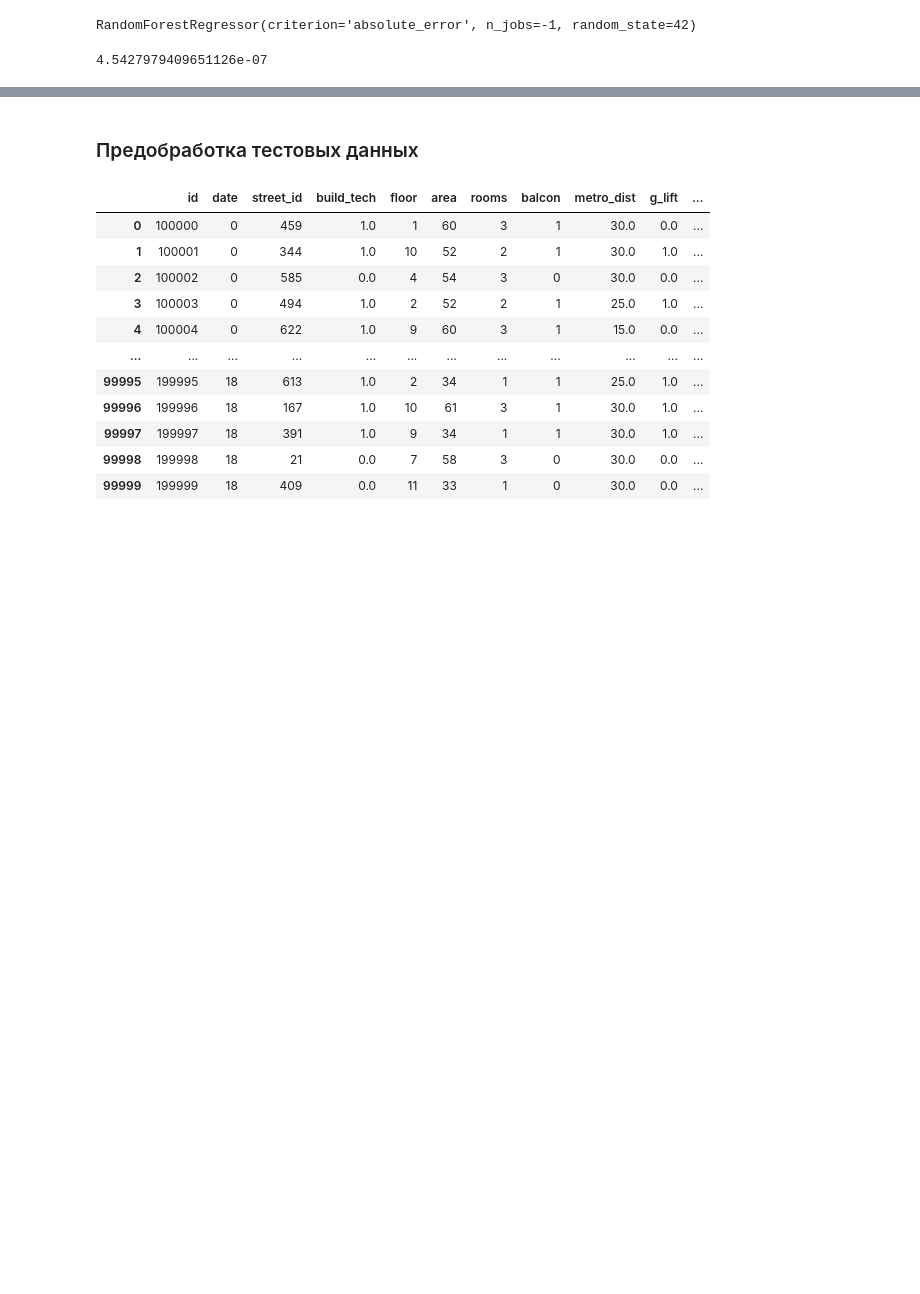
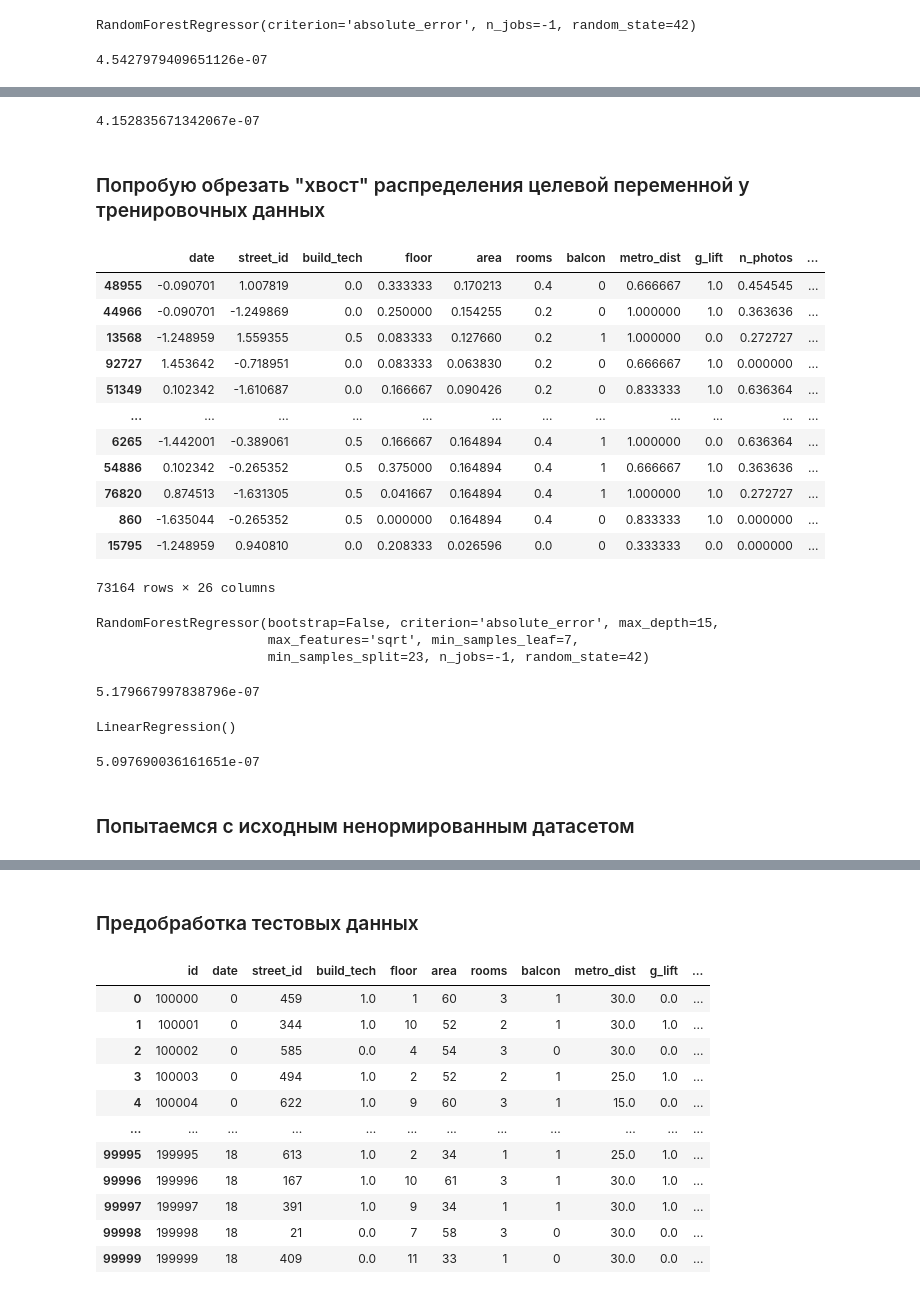
Before and after one commit to Dok-tor/technopark, a Jupyter notebook: ML/DZ5_real_estate/DZ5_real_estate.ipynb, the cells around one changed output, grey strips where cells are left out. Saved outputs shown, nothing was run; the diff lists cells and outputs as text; code cells hidden in the pictures; blank space fills up the shorter version.

```diff
--- a/ML/DZ5_real_estate/DZ5_real_estate.ipynb
+++ b/ML/DZ5_real_estate/DZ5_real_estate.ipynb
@@ -996,0 +1221,59 @@ trees_regressor_score
+# %%
+
+trees_regressor_preds = trees_regressor.predict(components_10_test)
+trees_regressor_MAE = mean_absolute_error(test_df_baseline_scaled['price'], trees_regressor_preds)
+trees_regressor_score = 1.0 / (1. + trees_regressor_MAE)
+trees_regressor_score
+# %% [output]
+4.152835671342067e-07
+# %% [markdown]
+### Попробую обрезать "хвост" распределения целевой переменной у тренировочных данных
+# %%
+train_df_baseline_scaled[train_df_baseline_scaled['price'] <= 1e7]
+# %% [output]
+|  | date | street_id | build_tech | floor | area | rooms | balcon | metro_dist | g_lift | n_photos | ... |
+| 48955 | -0.090701 | 1.007819 | 0.0 | 0.333333 | 0.170213 | 0.4 | 0 | 0.666667 | 1.0 | 0.454545 | ... |
+| 44966 | -0.090701 | -1.249869 | 0.0 | 0.250000 | 0.154255 | 0.2 | 0 | 1.000000 | 1.0 | 0.363636 | ... |
+| 13568 | -1.248959 | 1.559355 | 0.5 | 0.083333 | 0.127660 | 0.2 | 1 | 1.000000 | 0.0 | 0.272727 | ... |
+| 92727 | 1.453642 | -0.718951 | 0.0 | 0.083333 | 0.063830 | 0.2 | 0 | 0.666667 | 1.0 | 0.000000 | ... |
+| 51349 | 0.102342 | -1.610687 | 0.0 | 0.166667 | 0.090426 | 0.2 | 0 | 0.833333 | 1.0 | 0.636364 | ... |
+| ... | ... | ... | ... | ... | ... | ... | ... | ... | ... | ... | ... |
+| 6265 | -1.442001 | -0.389061 | 0.5 | 0.166667 | 0.164894 | 0.4 | 1 | 1.000000 | 0.0 | 0.636364 | ... |
+| 54886 | 0.102342 | -0.265352 | 0.5 | 0.375000 | 0.164894 | 0.4 | 1 | 0.666667 | 1.0 | 0.363636 | ... |
+| 76820 | 0.874513 | -1.631305 | 0.5 | 0.041667 | 0.164894 | 0.4 | 1 | 1.000000 | 1.0 | 0.272727 | ... |
+| 860 | -1.635044 | -0.265352 | 0.5 | 0.000000 | 0.164894 | 0.4 | 0 | 0.833333 | 1.0 | 0.000000 | ... |
+| 15795 | -1.248959 | 0.940810 | 0.0 | 0.208333 | 0.026596 | 0.0 | 0 | 0.333333 | 0.0 | 0.000000 | ... |
+73164 rows × 26 columns
+# %%
+trees_regressor = RandomForestRegressor(bootstrap=False, criterion='absolute_error', max_depth=15,
+                                        max_features='sqrt', min_samples_leaf=7,
+                                        min_samples_split=23, n_estimators=100, n_jobs=-1,
+                                        random_state=42)
+trees_regressor.fit(train_df_baseline_scaled[train_df_baseline_scaled['price'] <= 1e7].drop(['price'], axis=1), train_df_baseline_scaled[train_df_baseline_scaled['price'] <= 1e7]['price'])
+# %% [output]
+RandomForestRegressor(bootstrap=False, criterion='absolute_error', max_depth=15,
+                      max_features='sqrt', min_samples_leaf=7,
+                      min_samples_split=23, n_jobs=-1, random_state=42)
+# %%
+
+trees_regressor_preds = trees_regressor.predict(test_df_baseline_scaled.drop(['price'], axis=1))
+trees_regressor_MAE = mean_absolute_error(test_df_baseline_scaled['price'], trees_regressor_preds)
+trees_regressor_score = 1.0 / (1. + trees_regressor_MAE)
+trees_regressor_score
+# %% [output]
+5.179667997838796e-07
+# %%
+baseline_model = LinearRegression()
+baseline_model.fit(train_df_baseline_scaled[train_df_baseline_scaled['price'] <= 1e7].drop(['price'], axis=1), train_df_baseline_scaled[train_df_baseline_scaled['price'] <= 1e7]['price'])
+# %% [output]
+LinearRegression()
+# %%
+
+baseline_preds_scaled = baseline_model.predict(test_df_baseline_scaled.drop(['price'], axis=1))
+baseline_MAE_scaled = mean_absolute_error(test_df_baseline_scaled['price'], baseline_preds_scaled)
+baseline_score_scaled = 1.0 / (1. + baseline_MAE_scaled)
+baseline_score_scaled
+# %% [output]
+5.097690036161651e-07
+# %% [markdown]
+### Попытаемся с исходным ненормированным датасетом
```
Also changed, not shown: parts of 33 cells of this notebook.
